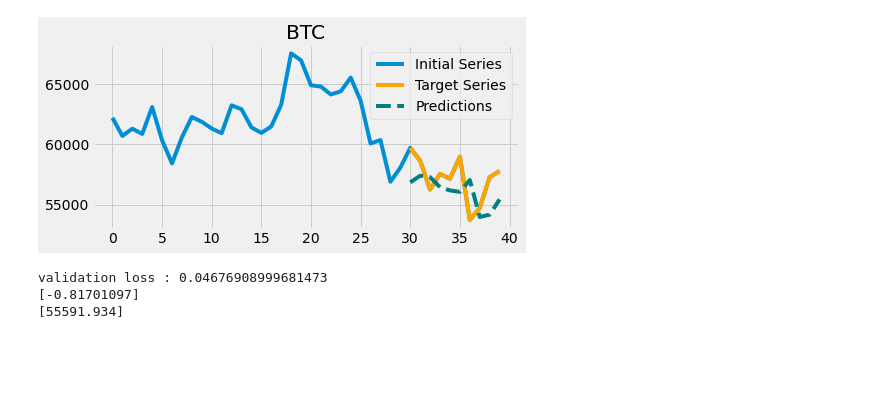
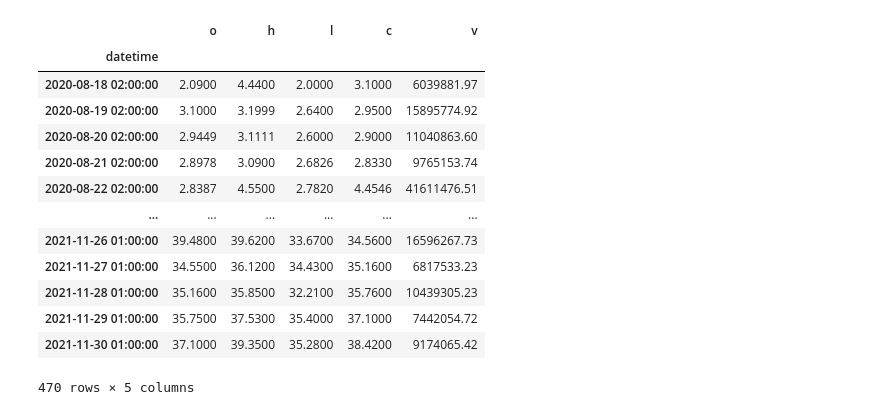
Before and after one commit to UncleBen420/AnSeqData_Crypto_Bot, a Jupyter notebook: NN.ipynb, the cells around one changed output. Drawn from its saved outputs; the diff is of its cells as text; code cells hidden in the pictures; blank space fills up the shorter version.

```diff
--- a/NN.ipynb
+++ b/NN.ipynb
@@ -283,4 +0,0 @@ _________________________________________________________________
-# %%
-plot_prediction(test_X, test_y, test_X_close)
-# %% [output]
-[figure, removed]
@@ -330,16 +0,0 @@ def fit_by_crypto(file_name,  scaler, pca, model, verbose=0):
-# %%
-path = r'data/'                     # use your path
-all_files = glob.glob(os.path.join(path, "BTC.csv"))
-
-scaler = StandardScaler()
-pca = PCA(n_components=2)
-model = get_model("simpleRNN")
-
-for file in all_files:
-    pred, price = fit_by_crypto(file, scaler, pca, model)
-    print(pred)
-    print(price)
-# %% [output]
-validation loss : 0.04676908999681473
-[-0.81701097]
-[55591.934]
@@ -345,0 +25,17 @@ validation loss : 0.04676908999681473
+# %%
+data
+# %% [output]
+|  | o | h | l | c | v |
+| datetime |  |  |  |  |  |
+| 2020-08-18 02:00:00 | 2.0900 | 4.4400 | 2.0000 | 3.1000 | 6039881.97 |
+| 2020-08-19 02:00:00 | 3.1000 | 3.1999 | 2.6400 | 2.9500 | 15895774.92 |
+| 2020-08-20 02:00:00 | 2.9449 | 3.1111 | 2.6000 | 2.9000 | 11040863.60 |
+| 2020-08-21 02:00:00 | 2.8978 | 3.0900 | 2.6826 | 2.8330 | 9765153.74 |
+| 2020-08-22 02:00:00 | 2.8387 | 4.5500 | 2.7820 | 4.4546 | 41611476.51 |
+| ... | ... | ... | ... | ... | ... |
+| 2021-11-26 01:00:00 | 39.4800 | 39.6200 | 33.6700 | 34.5600 | 16596267.73 |
+| 2021-11-27 01:00:00 | 34.5500 | 36.1200 | 34.4300 | 35.1600 | 6817533.23 |
+| 2021-11-28 01:00:00 | 35.1600 | 35.8500 | 32.2100 | 35.7600 | 10439305.23 |
+| 2021-11-29 01:00:00 | 35.7500 | 37.5300 | 35.4000 | 37.1000 | 7442054.72 |
+| 2021-11-30 01:00:00 | 37.1000 | 39.3500 | 35.2800 | 38.4200 | 9174065.42 |
+470 rows × 5 columns
```
Also changed, not shown: parts of 35 cells of this notebook, 3 other files.
